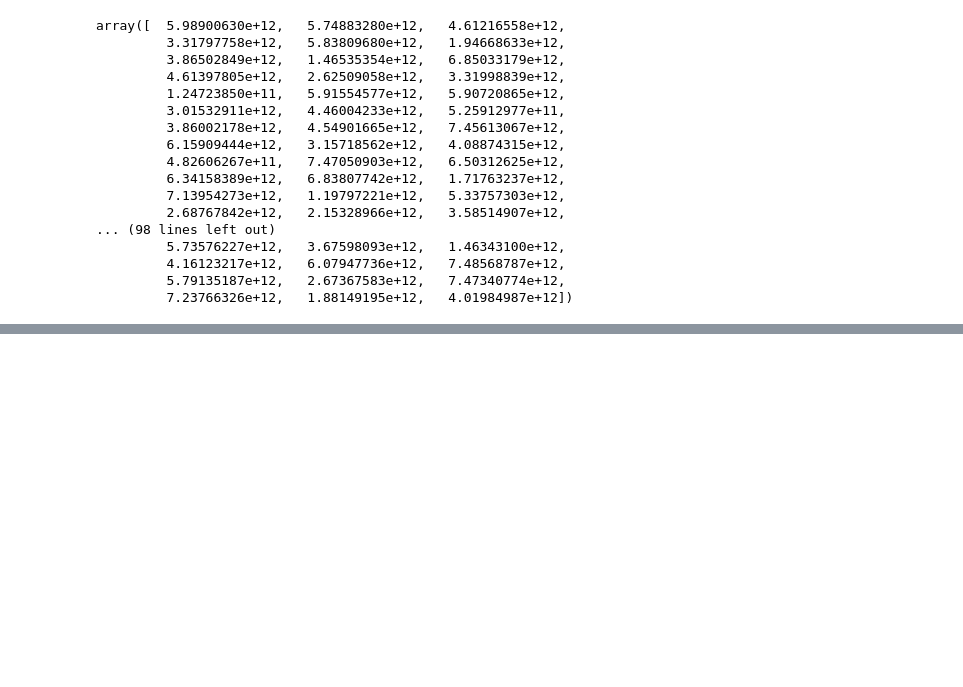
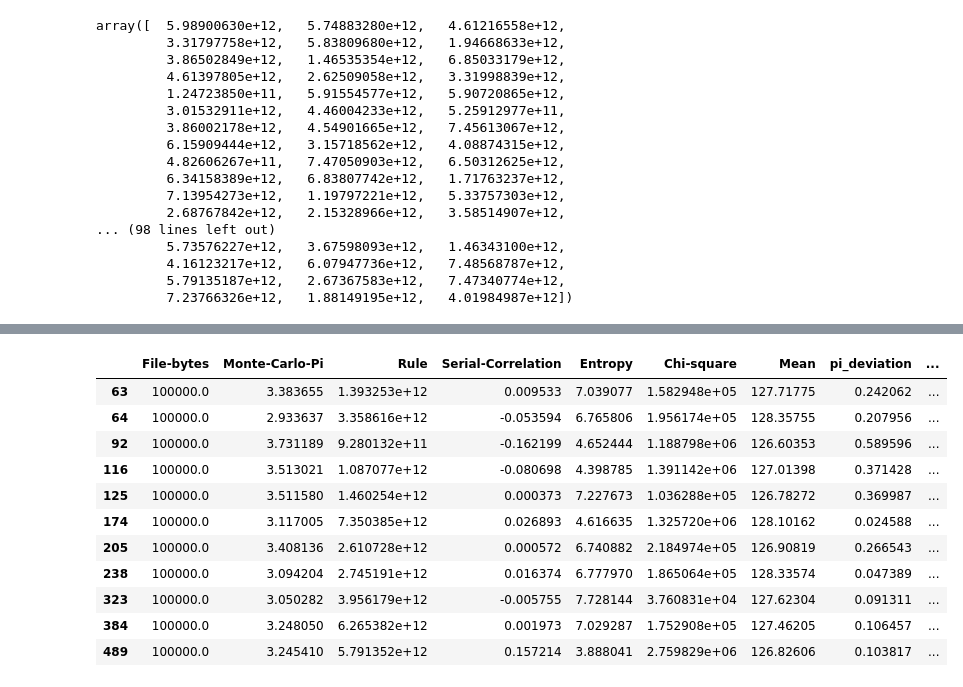
Before and after one commit to sunsistemo/mozzacella-automato-salad, a Jupyter notebook: results-three-colors.ipynb, the cells around one changed output, grey strips where cells are left out. Cells and saved outputs as stored; diff of their text form; code cells hidden in the pictures; blank space fills up the shorter version.

```diff
--- a/notebooks/results-three-colors.ipynb
+++ b/results-three-colors.ipynb
@@ -114,3 +114,18 @@ sample.describe()
 | 50% | 100000.0 | 3.378735 | 3.792148e+12 | -0.000010 | 4.204439 | 1.598972e+06 | 119.582150 | 0.442110 | ... |
 | 75% | 100000.0 | 3.803492 | 5.745565e+12 | 0.080112 | 6.725144 | 9.726336e+06 | 137.546943 | 0.858407 | ... |
 | max | 100000.0 | 4.000000 | 7.623430e+12 | 0.958508 | 7.728144 | 2.550000e+07 | 251.991670 | 3.141593 | ... |
+# %%
+sample[sample.mean_deviation < 1]
+# %% [output]
+|  | File-bytes | Monte-Carlo-Pi | Rule | Serial-Correlation | Entropy | Chi-square | Mean | pi_deviation | ... |
+| 63 | 100000.0 | 3.383655 | 1.393253e+12 | 0.009533 | 7.039077 | 1.582948e+05 | 127.71775 | 0.242062 | ... |
+| 64 | 100000.0 | 2.933637 | 3.358616e+12 | -0.053594 | 6.765806 | 1.956174e+05 | 128.35755 | 0.207956 | ... |
+| 92 | 100000.0 | 3.731189 | 9.280132e+11 | -0.162199 | 4.652444 | 1.188798e+06 | 126.60353 | 0.589596 | ... |
+| 116 | 100000.0 | 3.513021 | 1.087077e+12 | -0.080698 | 4.398785 | 1.391142e+06 | 127.01398 | 0.371428 | ... |
+| 125 | 100000.0 | 3.511580 | 1.460254e+12 | 0.000373 | 7.227673 | 1.036288e+05 | 126.78272 | 0.369987 | ... |
+| 174 | 100000.0 | 3.117005 | 7.350385e+12 | 0.026893 | 4.616635 | 1.325720e+06 | 128.10162 | 0.024588 | ... |
+| 205 | 100000.0 | 3.408136 | 2.610728e+12 | 0.000572 | 6.740882 | 2.184974e+05 | 126.90819 | 0.266543 | ... |
+| 238 | 100000.0 | 3.094204 | 2.745191e+12 | 0.016374 | 6.777970 | 1.865064e+05 | 128.33574 | 0.047389 | ... |
+| 323 | 100000.0 | 3.050282 | 3.956179e+12 | -0.005755 | 7.728144 | 3.760831e+04 | 127.62304 | 0.091311 | ... |
+| 384 | 100000.0 | 3.248050 | 6.265382e+12 | 0.001973 | 7.029287 | 1.752908e+05 | 127.46205 | 0.106457 | ... |
+| 489 | 100000.0 | 3.245410 | 5.791352e+12 | 0.157214 | 3.888041 | 2.759829e+06 | 126.82606 | 0.103817 | ... |
```
Also changed, not shown: parts of 2 cells of this notebook, 3 other files.
